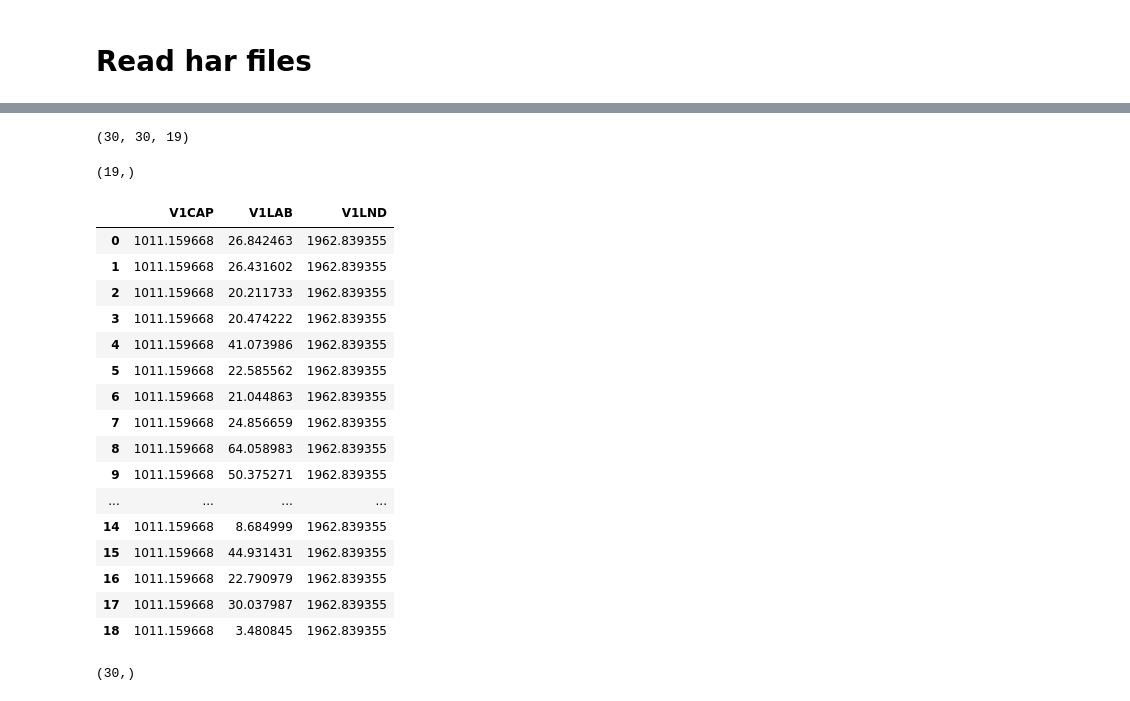
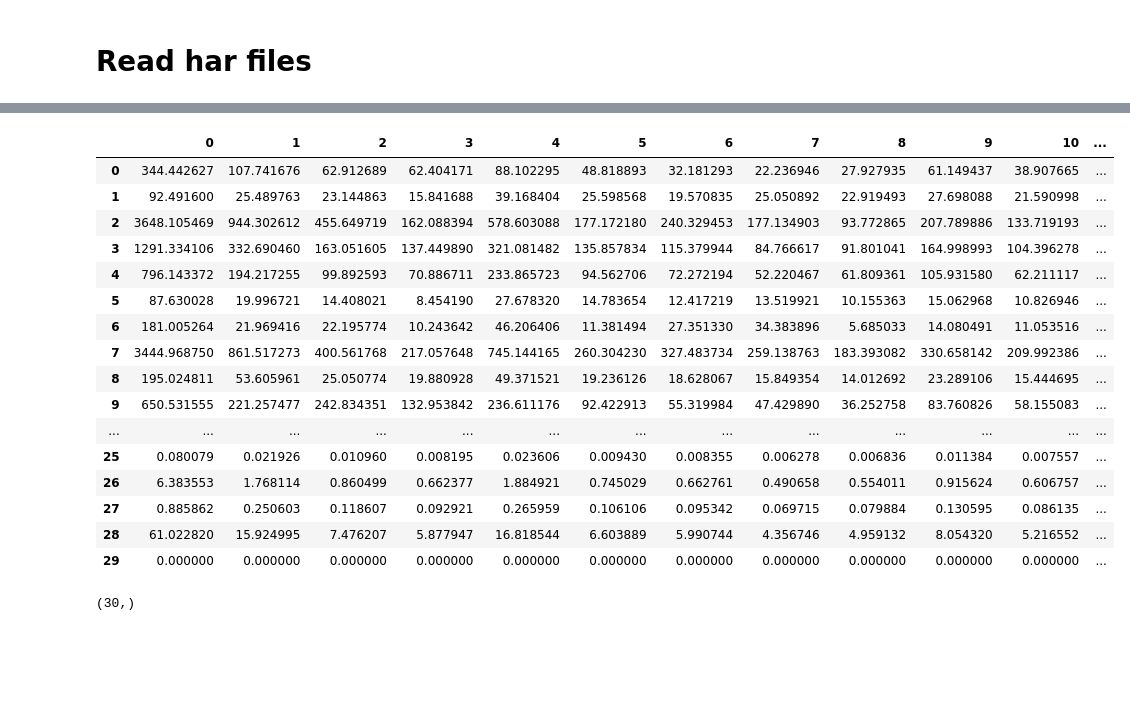
Before and after one commit to pttry/alta, a Jupyter notebook: Read_har.ipynb, the cells around one changed output, grey strips where cells are left out. Drawn from its saved outputs; the diff is of its cells as text; code cells hidden in the pictures; blank space fills up the shorter version.

Commit message:
trade experiment

```diff
--- a/Read_har.ipynb
+++ b/Read_har.ipynb
@@ -43,6 +25,28 @@ termFolder = "TERM"
 # test_har = harpy.HarFileObj("testdata/test_read.har")
 # %%
 premod = harpy.HarFileObj.loadFromDisk(termFolder+"/premod.har")
+# %%
+trade_obj = premod.getHeaderArrayObj("TRAD")
+# %%
+pd.DataFrame(trade_obj["array"][:,1,:,:].sum(axis = (1)))
+# %% [output]
+|  | 0 | 1 | 2 | 3 | 4 | 5 | 6 | 7 | 8 | 9 | 10 | ... |
+| 0 | 344.442627 | 107.741676 | 62.912689 | 62.404171 | 88.102295 | 48.818893 | 32.181293 | 22.236946 | 27.927935 | 61.149437 | 38.907665 | ... |
+| 1 | 92.491600 | 25.489763 | 23.144863 | 15.841688 | 39.168404 | 25.598568 | 19.570835 | 25.050892 | 22.919493 | 27.698088 | 21.590998 | ... |
+| 2 | 3648.105469 | 944.302612 | 455.649719 | 162.088394 | 578.603088 | 177.172180 | 240.329453 | 177.134903 | 93.772865 | 207.789886 | 133.719193 | ... |
+| 3 | 1291.334106 | 332.690460 | 163.051605 | 137.449890 | 321.081482 | 135.857834 | 115.379944 | 84.766617 | 91.801041 | 164.998993 | 104.396278 | ... |
+| 4 | 796.143372 | 194.217255 | 99.892593 | 70.886711 | 233.865723 | 94.562706 | 72.272194 | 52.220467 | 61.809361 | 105.931580 | 62.211117 | ... |
+| 5 | 87.630028 | 19.996721 | 14.408021 | 8.454190 | 27.678320 | 14.783654 | 12.417219 | 13.519921 | 10.155363 | 15.062968 | 10.826946 | ... |
+| 6 | 181.005264 | 21.969416 | 22.195774 | 10.243642 | 46.206406 | 11.381494 | 27.351330 | 34.383896 | 5.685033 | 14.080491 | 11.053516 | ... |
+| 7 | 3444.968750 | 861.517273 | 400.561768 | 217.057648 | 745.144165 | 260.304230 | 327.483734 | 259.138763 | 183.393082 | 330.658142 | 209.992386 | ... |
+| 8 | 195.024811 | 53.605961 | 25.050774 | 19.880928 | 49.371521 | 19.236126 | 18.628067 | 15.849354 | 14.012692 | 23.289106 | 15.444695 | ... |
+| 9 | 650.531555 | 221.257477 | 242.834351 | 132.953842 | 236.611176 | 92.422913 | 55.319984 | 47.429890 | 36.252758 | 83.760826 | 58.155083 | ... |
+| ... | ... | ... | ... | ... | ... | ... | ... | ... | ... | ... | ... | ... |
+| 25 | 0.080079 | 0.021926 | 0.010960 | 0.008195 | 0.023606 | 0.009430 | 0.008355 | 0.006278 | 0.006836 | 0.011384 | 0.007557 | ... |
+| 26 | 6.383553 | 1.768114 | 0.860499 | 0.662377 | 1.884921 | 0.745029 | 0.662761 | 0.490658 | 0.554011 | 0.915624 | 0.606757 | ... |
+| 27 | 0.885862 | 0.250603 | 0.118607 | 0.092921 | 0.265959 | 0.106106 | 0.095342 | 0.069715 | 0.079884 | 0.130595 | 0.086135 | ... |
+| 28 | 61.022820 | 15.924995 | 7.476207 | 5.877947 | 16.818544 | 6.603889 | 5.990744 | 4.356746 | 4.959132 | 8.054320 | 5.216552 | ... |
+| 29 | 0.000000 | 0.000000 | 0.000000 | 0.000000 | 0.000000 | 0.000000 | 0.000000 | 0.000000 | 0.000000 | 0.000000 | 0.000000 | ... |
 # %%
 make_obj = premod.getHeaderArrayObj("MAKE")
 use_obj = premod.getHeaderArrayObj("BSMR")
@@ -53,38 +57,6 @@ va_labour_obj = premod.getHeaderArrayObj("1LAB")
 va_capital_obj = premod.getHeaderArrayObj("1CAP")
 va_land_obj = premod.getHeaderArrayObj("1LND")
 reg_use = ho.regUseTables(use_obj, va_labour_obj, va_capital_obj, va_land_obj)
-# %%
-use_obj["array"][:,0,0:len(va_labour_obj["sets"][0]["dim_desc"]),:].shape
-# %% [output]
-(30, 30, 19)
-# %%
-va_labour_obj["array"].sum(axis = 1)[0].shape
-# %% [output]
-(19,)
-# %%
-pd.DataFrame(\
-                                    {va_labour_obj["coeff_name"].strip(): va_labour_obj["array"].sum(axis = 1)[1],\
-                                     va_capital_obj["coeff_name"].strip(): va_capital_obj["array"].sum(axis = 1)[1],\
-                                     va_land_obj["coeff_name"].strip(): va_land_obj["array"].sum(axis = 1)[1]},\
-                                     )
-# %% [output]
-|  | V1CAP | V1LAB | V1LND |
-| 0 | 1011.159668 | 26.842463 | 1962.839355 |
-| 1 | 1011.159668 | 26.431602 | 1962.839355 |
-| 2 | 1011.159668 | 20.211733 | 1962.839355 |
-| 3 | 1011.159668 | 20.474222 | 1962.839355 |
-| 4 | 1011.159668 | 41.073986 | 1962.839355 |
-| 5 | 1011.159668 | 22.585562 | 1962.839355 |
-| 6 | 1011.159668 | 21.044863 | 1962.839355 |
-| 7 | 1011.159668 | 24.856659 | 1962.839355 |
-| 8 | 1011.159668 | 64.058983 | 1962.839355 |
-| 9 | 1011.159668 | 50.375271 | 1962.839355 |
-| ... | ... | ... | ... |
-| 14 | 1011.159668 | 8.684999 | 1962.839355 |
-| 15 | 1011.159668 | 44.931431 | 1962.839355 |
-| 16 | 1011.159668 | 22.790979 | 1962.839355 |
-| 17 | 1011.159668 | 30.037987 | 1962.839355 |
-| 18 | 1011.159668 | 3.480845 | 1962.839355 |
 # %%
 va_land_obj["array"][:,1].shape
 # %% [output]
```
Also changed, not shown: parts of 2 cells of this notebook, 3 other files.
